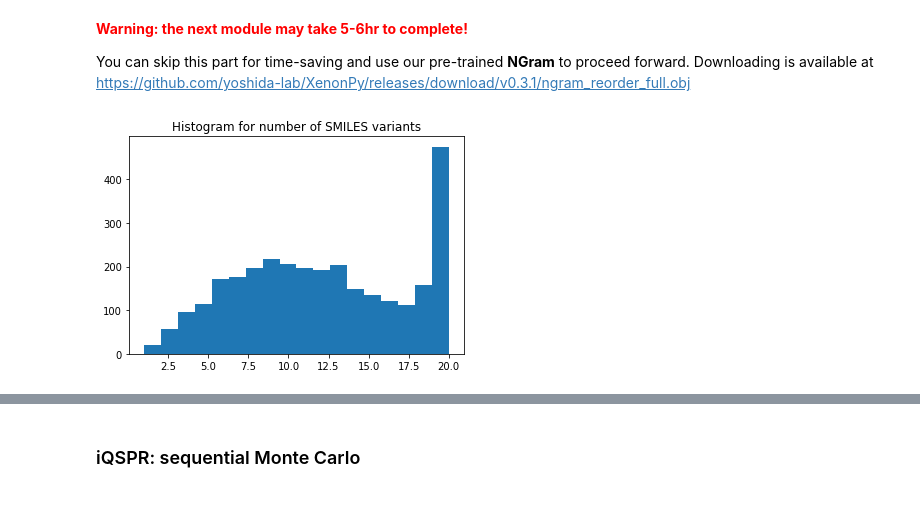
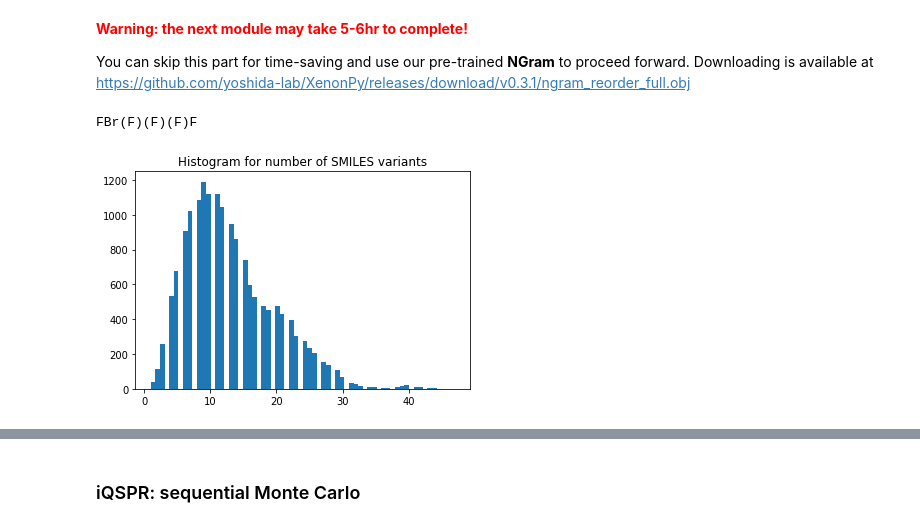
Before and after one commit to yoshida-lab/XenonPy, a Jupyter notebook: samples/iQSPR.ipynb, the cells around one changed output, grey strips where cells are left out. Drawn from its saved outputs; the diff is of its cells as text; code cells hidden in the pictures.

Commit message:
update iqspr example

```diff
--- a/samples/iQSPR.ipynb
+++ b/samples/iQSPR.ipynb
@@ -279,19 +425,0 @@ When preparing your own forward models, you have to make sure the function retur
-# %%
-%%time
-
-# write down list of property name(s) for forward models
-prop = ['E','HOMO-LUMO gap'] # match with data table for convenience
-
-# calculate descriptor values for all SMILES in the data subset
-fps_train = RDKit_FPs.transform(data_ss['SMILES'])
-
-# initialize a dictionary for model storage
-mdls = {}
-
-# fill in and train the models
-for x in prop:
-    mdls[x] = BayesianRidge()
-    mdls[x].fit(fps_train, data_ss[x])
-
-# import descriptor calculator and forward model to iQSPR
-prd_mdls = BayesianRidgeEstimator(descriptor=RDKit_FPs, **mdls)
@@ -387,43 +583,48 @@ You can skip this part for time-saving and use our pre-trained **NGram** to proc
 # %%
 %%time
 
-np.random.seed(201903) # fix the random seed
+# N-gram library in XenonPy-iQSPR
+from xenonpy.inverse.iqspr import NGram
+
+np.random.seed(201906) # fix the random seed
 
 # Method 2: expand n-gram training set with randomly reordered SMILES
 # (we show one of the many possible ways of doing it)
-n_reorder = 10 # pick a fixed number of re-ordering
+n_reorder = 15 # pick a fixed number of re-ordering
 
 # convert the SMILES to canonical SMILES in RDKit (not necessary in general)
 cans = []
 for smi in data['SMILES']:
     # remove some molecules in the full SMILES list that may lead to error
     try:
         cans.append(Chem.MolToSmiles(Chem.MolFromSmiles(smi)))
     except:
         print(smi)
         pass
 
 mols = [Chem.MolFromSmiles(smi) for smi in cans]
+smi_reorder_all = []
 smi_reorder = []
 for mol in mols:
     idx = list(range(mol.GetNumAtoms()))
-    np.random.shuffle(idx)
-    tmp = [Chem.MolToSmiles(mol,rootedAtAtom=x) for x in range(min(len(idx),n_reorder))]
-    smi_reorder.append(list(set(tmp)))
+    tmp = [Chem.MolToSmiles(mol,rootedAtAtom=x) for x in range(len(idx))]
+    smi_reorder_all.append(np.array(list(set(tmp))))
+    smi_reorder.append(np.random.choice(smi_reorder_all[-1],n_reorder,
+                                        replace=(len(smi_reorder_all[-1]) < n_reorder)))
 
-# plot the distribution of unique SMILES after re-ordering
-n_uni = [len(x) for x in smi_reorder]
+n_uni = [len(x) for x in smi_reorder_all]
 plt.hist(n_uni, bins='auto')  # arguments are passed to np.histogram
 plt.title("Histogram for number of SMILES variants")
 plt.show()
 
 # flatten out the list and train the N-gram
 flat_list = [item for sublist in smi_reorder for item in sublist]
 n_gram_reorder = NGram(reorder_prob=0.5)
-n_gram_reorder.fit(flat_list)
+n_gram_reorder.fit(flat_list,train_order=20)
 
 # save results
-with open('ngram_reorder_full.obj', 'wb') as f:
+with open('ngram_reorder_full_O20.obj', 'wb') as f:
     pk.dump(n_gram_reorder, f)
 # %% [output]
+FBr(F)(F)(F)F
-[figure, old version]
+[figure, new version]
```
Also changed, not shown: parts of 45 cells of this notebook.
